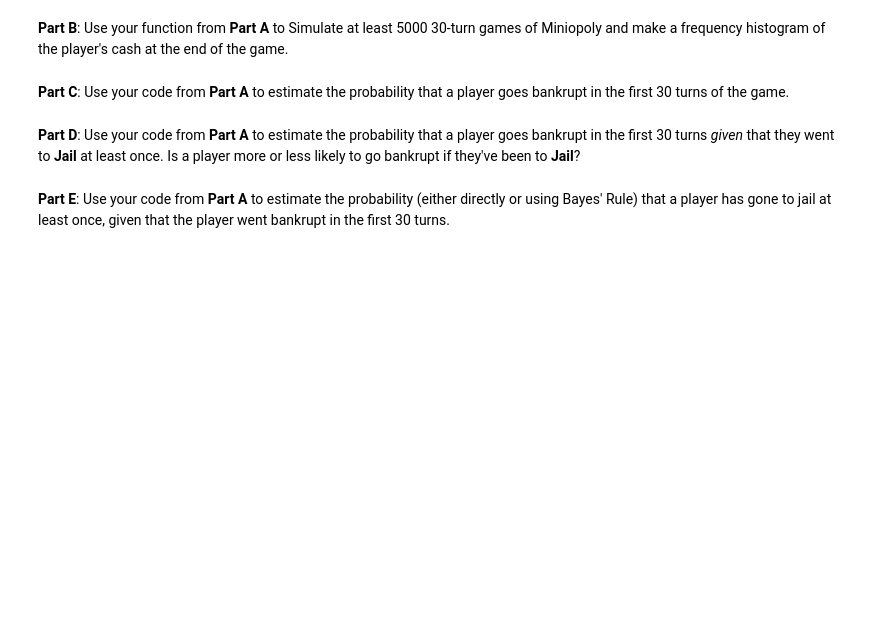
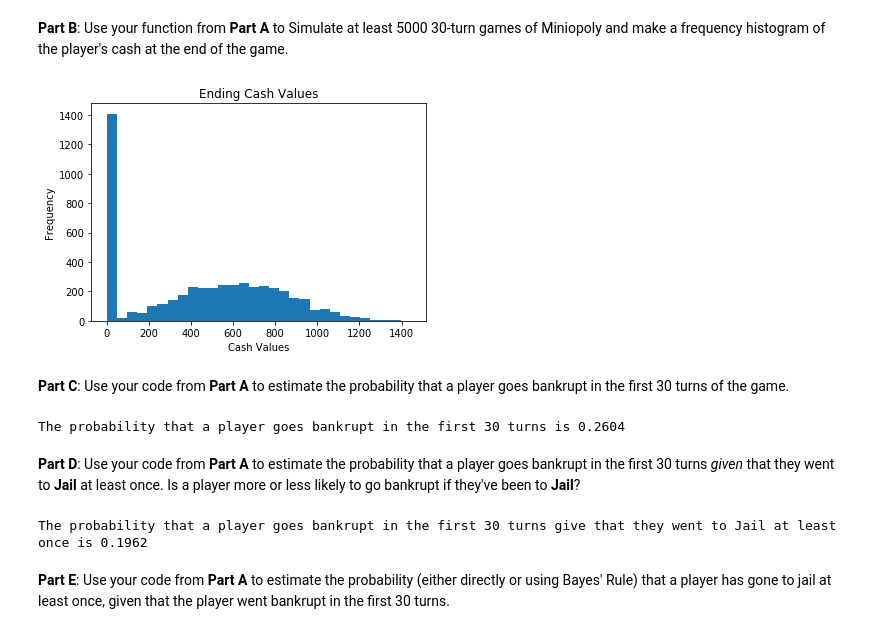
Before and after one commit to JeffreyHuynh1/csci3022, a Jupyter notebook: homework/homework2/hmwk02_Huynh_Jeffrey.ipynb, the cells around one changed output. Saved outputs shown, nothing was run; the diff lists cells and outputs as text; code cells hidden in the pictures; blank space fills up the shorter version.

```diff
--- a/homework/homework2/hmwk02_Lastname_Firstname.ipynb
+++ b/homework/homework2/hmwk02_Huynh_Jeffrey.ipynb
@@ -123,9 +466,76 @@ def miniopoly_turn(state, cash):
 # %% [markdown]
 **Part B**: Use your function from **Part A** to Simulate at least 5000 30-turn games of Miniopoly and make a frequency histogram of the player's cash at the end of the game.
+# %%
+def testA():
+
+    runs = 5000
+    results = []
+    for i in range(runs):
+        state = 0
+        cash = 200
+        for i in range(30):
+            state, cash = miniopoly_turn(state, cash)
+            if cash <= 0:
+                break
+        results.append(cash)
+    plt.hist(results, bins = 30)
+    plt.title("Ending Cash Values")
+    plt.xlabel("Cash Values")
+    plt.ylabel("Frequency")
+    plt.show
+testA()
+# %% [output]
+[figure, added]
 # %% [markdown]
 
 **Part C**: Use your code from **Part A** to estimate the probability that a player goes bankrupt in the first 30 turns of the game.
+# %%
+def testB():
+
+    runs = 5000
+    results = []
+    bankruptcount=0
+    for i in range(runs):
+        state = 0
+        cash = 200
+        for i in range(30):
+            state, cash = miniopoly_turn(state, cash)
+            if cash <= 0:
+                bankruptcount+=1
+                break
+        results.append(cash)
+    print("The probability that a player goes bankrupt in the first 30 turns is", bankruptcount/runs)
+testB()
+# %% [output]
+The probability that a player goes bankrupt in the first 30 turns is 0.2604
 # %% [markdown]
 **Part D**: Use your code from **Part A** to estimate the probability that a player goes bankrupt in the first 30 turns _given_ that they went to **Jail** at least once.  Is a player more or less likely to go bankrupt if they've been to **Jail**?
+# %%
+def jail():
+    j=False
+    state=0
+    cash=200
+    for i in range(30):
+        state,cash=miniopoly_turn(state,cash)
+        if state==30:
+            j=True
+        if cash<=0:
+            if j==True:
+                return 1
+            else:
+                return jail()
+    if j==False:
+        return 0
+    else:
+        return jail()
+def testD():
+    jbankrupt=0
+    simulations=5000
+    for i in range(simulations):
+        jbankrupt+=jail()
+    print("The probability that a player goes bankrupt in the first 30 turns give that they went to Jail at least once is", jbankrupt/simulations)
+testD()
+# %% [output]
+The probability that a player goes bankrupt in the first 30 turns give that they went to Jail at least once is 0.1962
 # %% [markdown]
 **Part E**: Use your code from **Part A** to estimate the probability (either directly or using Bayes' Rule) that a player has gone to jail at least once, given that the player went bankrupt in the first 30 turns.
```
Also changed, not shown: parts of 24 cells of this notebook, 1 other file.
